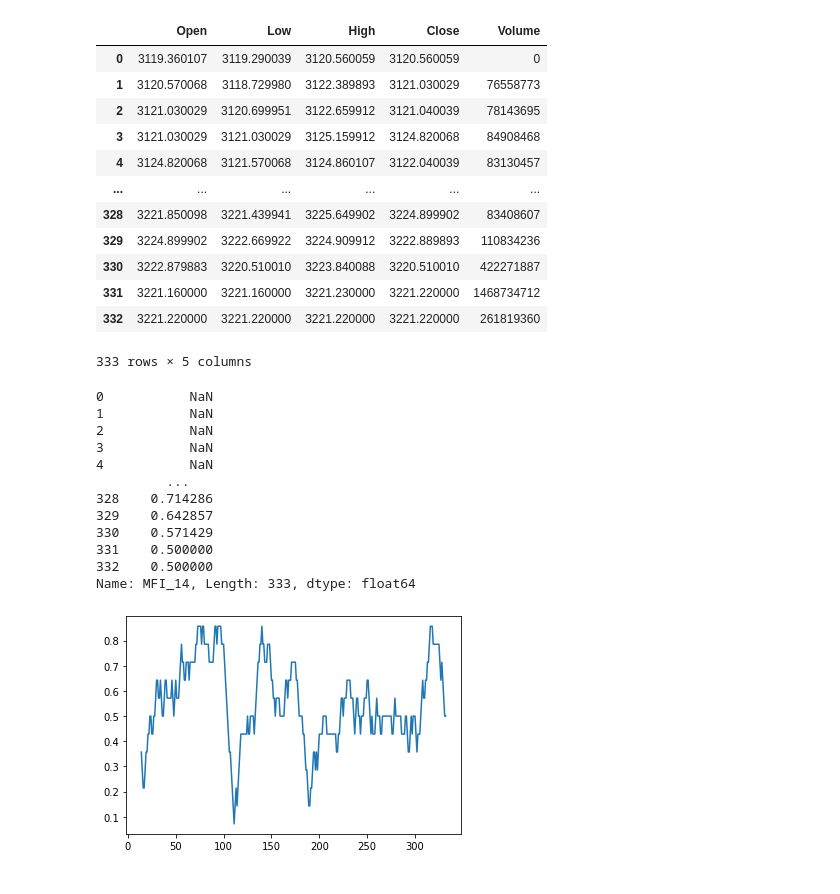
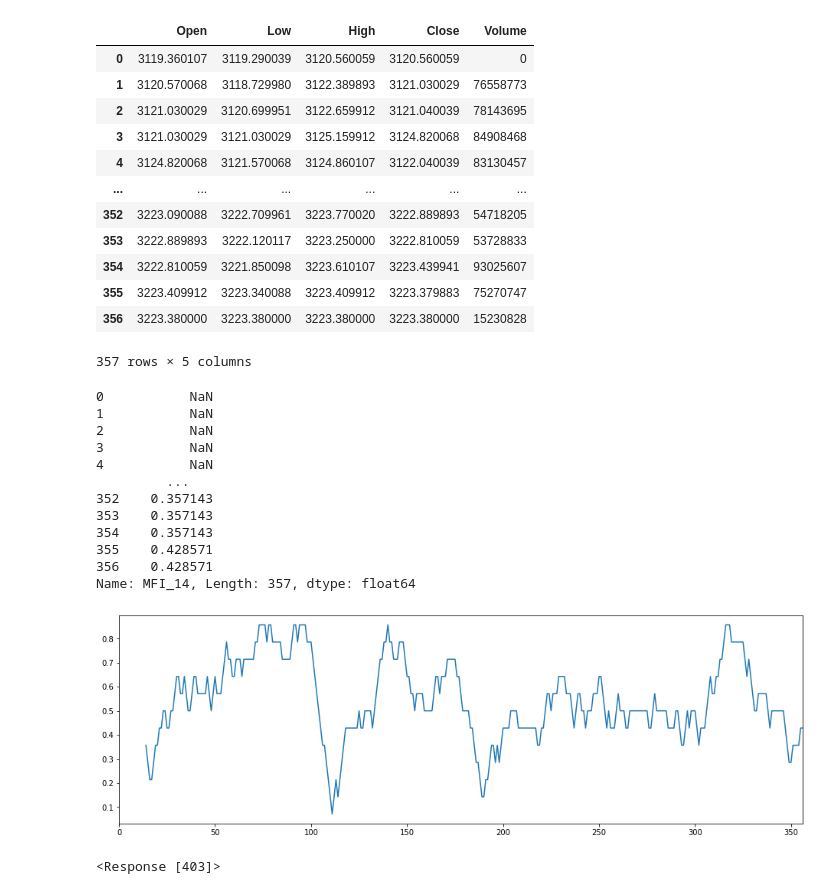
Before and after one commit to mazecore/Py_algotrader, a Jupyter notebook: TradingBot.ipynb, the cells around one changed output. Cells and saved outputs as stored; diff of their text form; code cells hidden in the pictures.

```diff
--- a/TradingBot.ipynb
+++ b/TradingBot.ipynb
@@ -18,4 +23,7 @@ import sys
 # %%
+bidsAreHigh = false
+maPortfolio = 25000
+maCash = 25000
 
 url = "https://query1.finance.yahoo.com/v8/finance/chart/%5EGSPC?symbol=%5EGSPC&period1={}&period2={}&interval={}&includePrePost=true&events=div%7Csplit%7Cearn&lang=en-US&region=US&crumb=ED2zlWJHcMa&corsDomain=finance.yahoo.com"
 
@@ -25,10 +33,4 @@ r = requests.get(url.format('1574186393', now, '30m'))
 # """)
 yahoo = r.json()
 time = yahoo["chart"]["result"][0]["timestamp"]
-close =  yahoo["chart"]["result"][0]["indicators"]["quote"][0]["close"]
-low =  yahoo["chart"]["result"][0]["indicators"]["quote"][0]["low"]
-high =  yahoo["chart"]["result"][0]["indicators"]["quote"][0]["high"]
-open =  yahoo["chart"]["result"][0]["indicators"]["quote"][0]["open"]
-volume =  yahoo["chart"]["result"][0]["indicators"]["quote"][0]["volume"]
-
-sys.version
+quote = yahoo["chart"]["result"][0]["indicators"]["quote"][0]
@@ -73,7 +73,11 @@ def MFI2(df, n):
 
 
 # intialise data of lists.
-data = {'Open':open, 'Low': low , 'High': high, 'Close': close,'Volume':volume}
+data = {'Open': quote['open'] ,
+        'Low': quote['low'] ,
+        'High': quote['high'],
+        'Close': quote['close'],
+        'Volume': quote['volume']}
 
 # Create DataFrame
 df = pd.DataFrame(data)
@@ -88,29 +92,45 @@ df
 | 3 | 3121.030029 | 3121.030029 | 3125.159912 | 3124.820068 | 84908468 |
 | 4 | 3124.820068 | 3121.570068 | 3124.860107 | 3122.040039 | 83130457 |
 | ... | ... | ... | ... | ... | ... |
-| 328 | 3221.850098 | 3221.439941 | 3225.649902 | 3224.899902 | 83408607 |
-| 329 | 3224.899902 | 3222.669922 | 3224.909912 | 3222.889893 | 110834236 |
-| 330 | 3222.879883 | 3220.510010 | 3223.840088 | 3220.510010 | 422271887 |
-| 331 | 3221.160000 | 3221.160000 | 3221.230000 | 3221.220000 | 1468734712 |
-| 332 | 3221.220000 | 3221.220000 | 3221.220000 | 3221.220000 | 261819360 |
+| 352 | 3223.090088 | 3222.709961 | 3223.770020 | 3222.889893 | 54718205 |
+| 353 | 3222.889893 | 3222.120117 | 3223.250000 | 3222.810059 | 53728833 |
+| 354 | 3222.810059 | 3221.850098 | 3223.610107 | 3223.439941 | 93025607 |
+| 355 | 3223.409912 | 3223.340088 | 3223.409912 | 3223.379883 | 75270747 |
+| 356 | 3223.380000 | 3223.380000 | 3223.380000 | 3223.380000 | 15230828 |
-333 rows × 5 columns
+357 rows × 5 columns
 # %%
 # mf = MFI(df, 14)
 mfi = MFI2(df, 14)
-plt.plot(mfi)
+mfi.plot(figsize=(16, 5))
 # mf
-mfi
+print(mfi)
 # %% [output]
 0           NaN
 1           NaN
 2           NaN
 3           NaN
 4           NaN
          ...
-328    0.714286
-329    0.642857
-330    0.571429
-331    0.500000
-332    0.500000
-Name: MFI_14, Length: 333, dtype: float64
+352    0.357143
+353    0.357143
+354    0.357143
+355    0.428571
+356    0.428571
+Name: MFI_14, Length: 357, dtype: float64
-[figure, old version]
+[figure, new version]
+# %%
+def checkBids(stock):
+    stockRequest = requests.get('http://markets.cboe.com/json/edgx/book/TVIX')
+#     stockData = stockRequest.json()
+    print(stockRequest)
+#     stockBids = stockData['data']['bids']
+#     stockAsks = stockData['data']['asks']
+#     stockPrice = stockData['data']['trades'][0][2]
+#     print('current %s price is %s' % (stock, stockPrice))
+#     while i < len(stockBids) - 1:
+#         if i[1] > 1600:
+#             bidsAreHigh = true
+
+checkBids('TVIX')
+# %% [output]
+<Response [403]>
```
Also changed, not shown: parts of 5 cells of this notebook.
